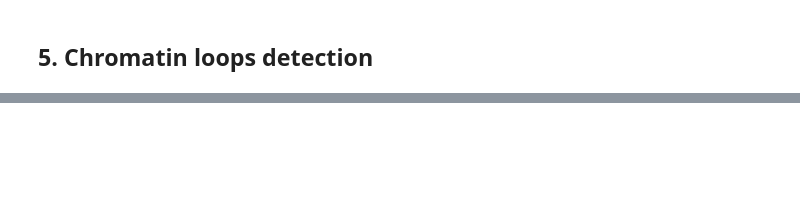
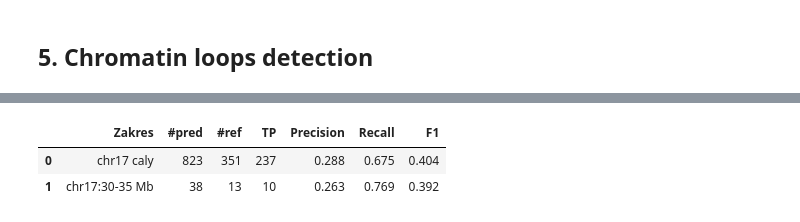
Before and after one commit to mosak2005/bioifna-projekt-3, a Jupyter notebook: Project3.ipynb, the cells around one changed output, grey strips where cells are left out. Drawn from its saved outputs; the diff is of its cells as text; code cells hidden in the pictures; blank space fills up the shorter version.

```diff
--- a/Project3.ipynb
+++ b/Project3.ipynb
@@ -805,0 +1118,54 @@ Wykres słupkowy przy odpowiednim rozmiarze okna (12kB) dosyć dobrze oddaje nat
+# %%
+# Greedy 2D matching: TP gdy obie kotwice pred mieszcza sie w +/-20 kb wokol kotwic ref
+def match_loops(pred_df, ref_df, tol_bp=20_000):
+    if pred_df.empty or ref_df.empty:
+        return 0, len(pred_df), len(ref_df)
+
+    mid1_p = ((pred_df["start1"] + pred_df["end1"]) / 2).to_numpy()
+    mid2_p = ((pred_df["start2"] + pred_df["end2"]) / 2).to_numpy()
+    mid1_r = ((ref_df["x1"] + ref_df["x2"]) / 2).to_numpy()
+    mid2_r = ((ref_df["y1"] + ref_df["y2"]) / 2).to_numpy()
+
+    matched = (
+        (np.abs(mid1_p[:, None] - mid1_r[None, :]) <= tol_bp) &
+        (np.abs(mid2_p[:, None] - mid2_r[None, :]) <= tol_bp)
+    )
+
+    used_p, used_r, tp = set(), set(), 0
+    for p, r in zip(*np.where(matched)):
+        if p not in used_p and r not in used_r:
+            used_p.add(p); used_r.add(r); tp += 1
+    return tp, len(pred_df) - tp, len(ref_df) - tp
+
+
+# Filtracja petli do regionu 30-35 Mb (zakres B)
+start_bp, end_bp = 30_000_000, 35_000_000
+in_region = lambda m1, m2: (m1 >= start_bp) & (m1 <= end_bp) & (m2 >= start_bp) & (m2 <= end_bp)
+
+loops_pred_region = loops_pred[in_region(
+    (loops_pred["start1"] + loops_pred["end1"]) / 2,
+    (loops_pred["start2"] + loops_pred["end2"]) / 2,
+)]
+loops_ref_region = loops_ref[in_region(
+    (loops_ref["x1"] + loops_ref["x2"]) / 2,
+    (loops_ref["y1"] + loops_ref["y2"]) / 2,
+)]
+
+# P/R/F1 dla calego chr17 i regionu 30-35 Mb
+rows = []
+for label, df_p, df_r in [
+    ("chr17 caly",     loops_pred,        loops_ref),
+    ("chr17:30-35 Mb", loops_pred_region, loops_ref_region),
+]:
+    tp, fp, fn = match_loops(df_p, df_r)
+    p = tp / len(df_p) if len(df_p) else 0.0
+    r = tp / len(df_r) if len(df_r) else 0.0
+    f1 = 2 * p * r / (p + r) if (p + r) else 0.0
+    rows.append({"Zakres": label, "#pred": len(df_p), "#ref": len(df_r), "TP": tp,
+                 "Precision": round(p, 3), "Recall": round(r, 3), "F1": round(f1, 3)})
+
+display(pd.DataFrame(rows))
+# %% [output]
+|  | Zakres | #pred | #ref | TP | Precision | Recall | F1 |
+| 0 | chr17 caly | 823 | 351 | 237 | 0.288 | 0.675 | 0.404 |
+| 1 | chr17:30-35 Mb | 38 | 13 | 10 | 0.263 | 0.769 | 0.392 |
```
Also changed, not shown: parts of 19 cells of this notebook, 1 other file.
